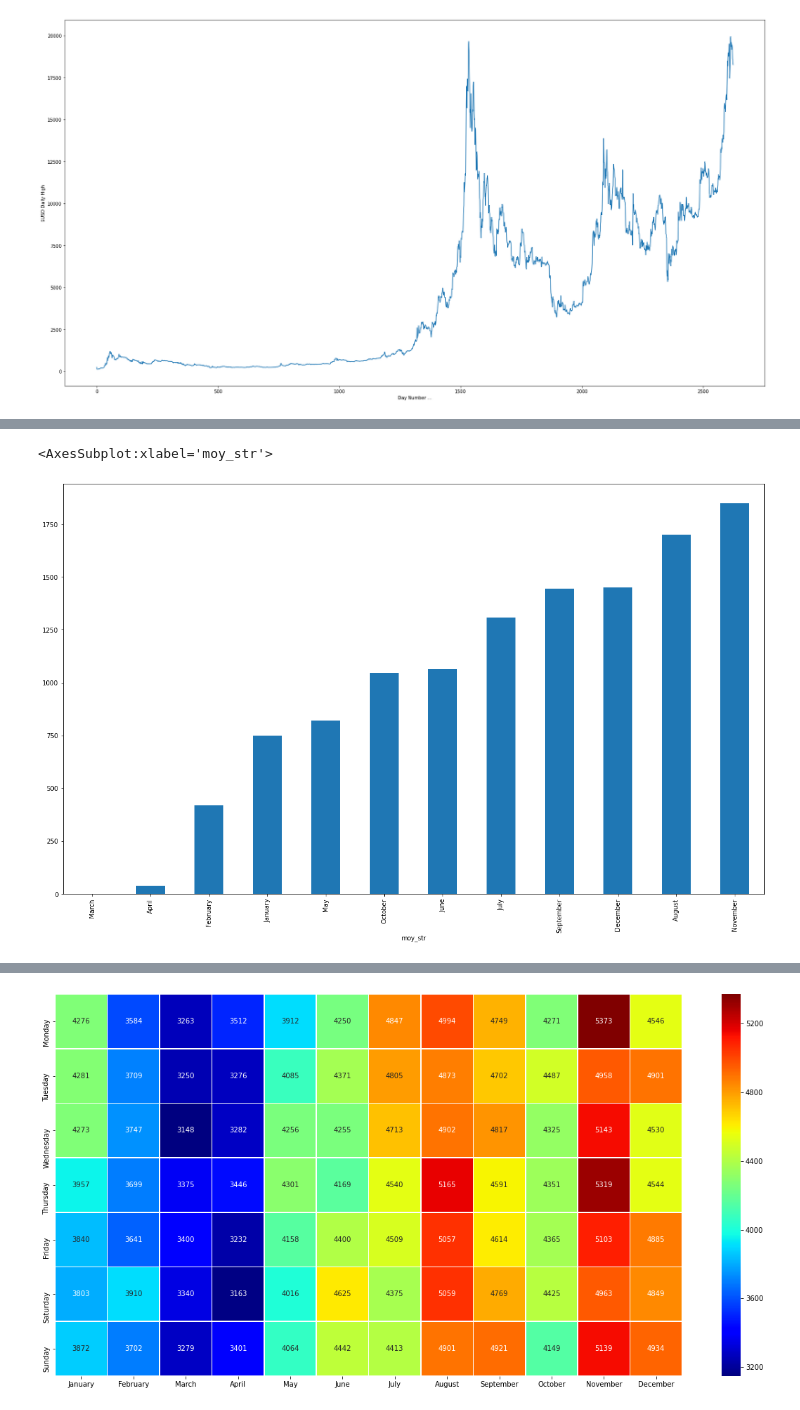
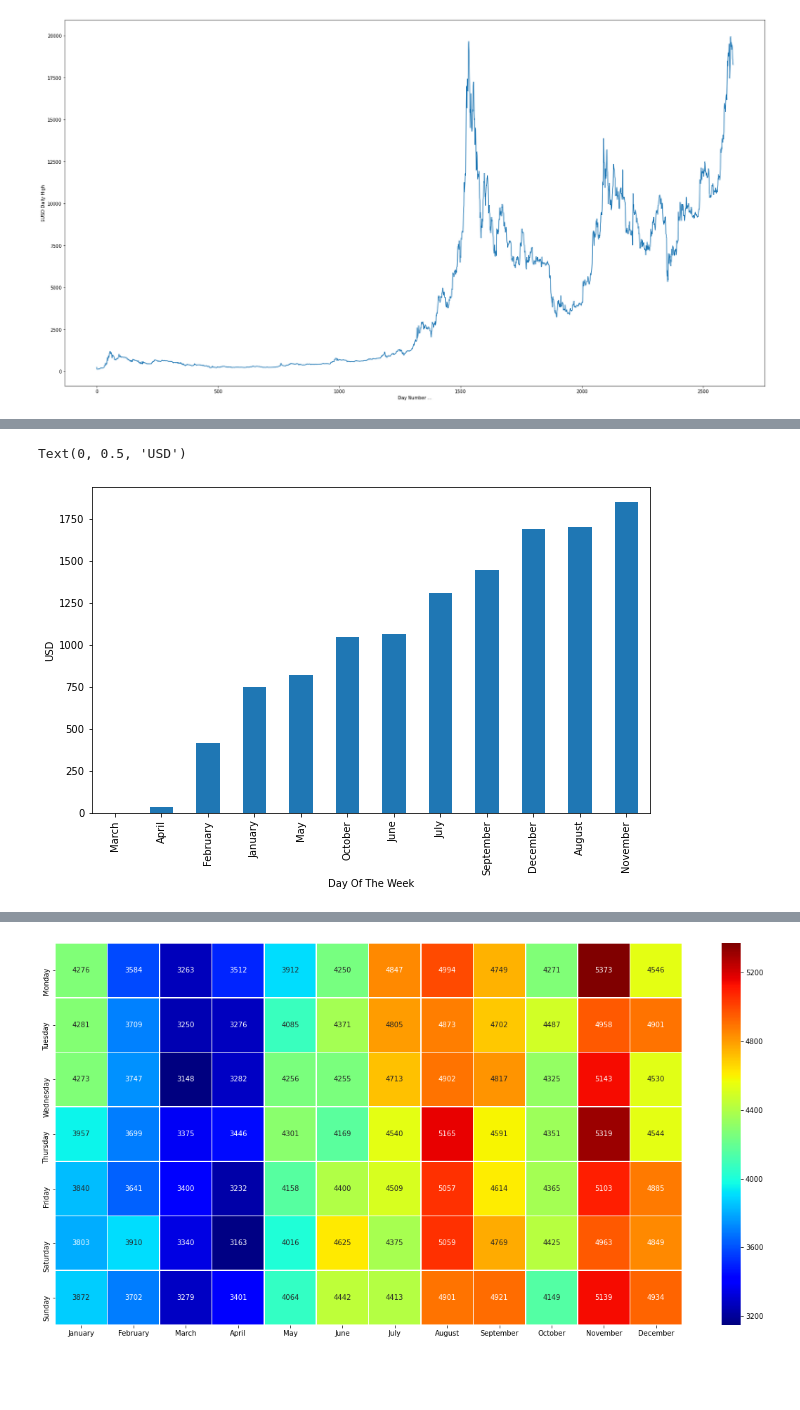
Before and after one commit to AxleMaxGit/python-data-science-projects, a Jupyter notebook: python-crypto-btc-analysis/price.ipynb, the cells around one changed output, grey strips where cells are left out. Cells and saved outputs as stored; diff of their text form; code cells hidden in the pictures; blank space fills up the shorter version.

Commit message:
Add month of year relative performance

```diff
--- a/python-crypto-btc-analysis/price.ipynb
+++ b/python-crypto-btc-analysis/price.ipynb
@@ -115,10 +115,18 @@ Text(0, 0.5, 'USD')
-# %%
-moy = df.groupby(['moy_str']).mean()['high']
-moy = moy-moy.min()
-moy.sort_values().plot.bar(figsize=(20,12))
-# %% [output]
-<AxesSubplot:xlabel='moy_str'>
-[figure, removed]
+# %%
+#get the difference in mean value for each month of the year
+
+moy = df.groupby(['moy_str']).mean()['high']
+#minus the base amount to leave the difference between lowest mean value and higher mean values
+moy = moy-moy.min()
+
+moy_ax = moy.sort_values().plot.bar(figsize=(10,6))
+moy_ax.set_xlabel("Day Of The Week")
+moy_ax.set_ylabel("USD")
+
+#note: Sunday is mean lowest and Thursday is mean highest
+# %% [output]
+Text(0, 0.5, 'USD')
+[figure, added]
 # %%
 #Create the heatmap df
 days_in_week = 7
```
Also changed, not shown: parts of 1 cell of this notebook.
